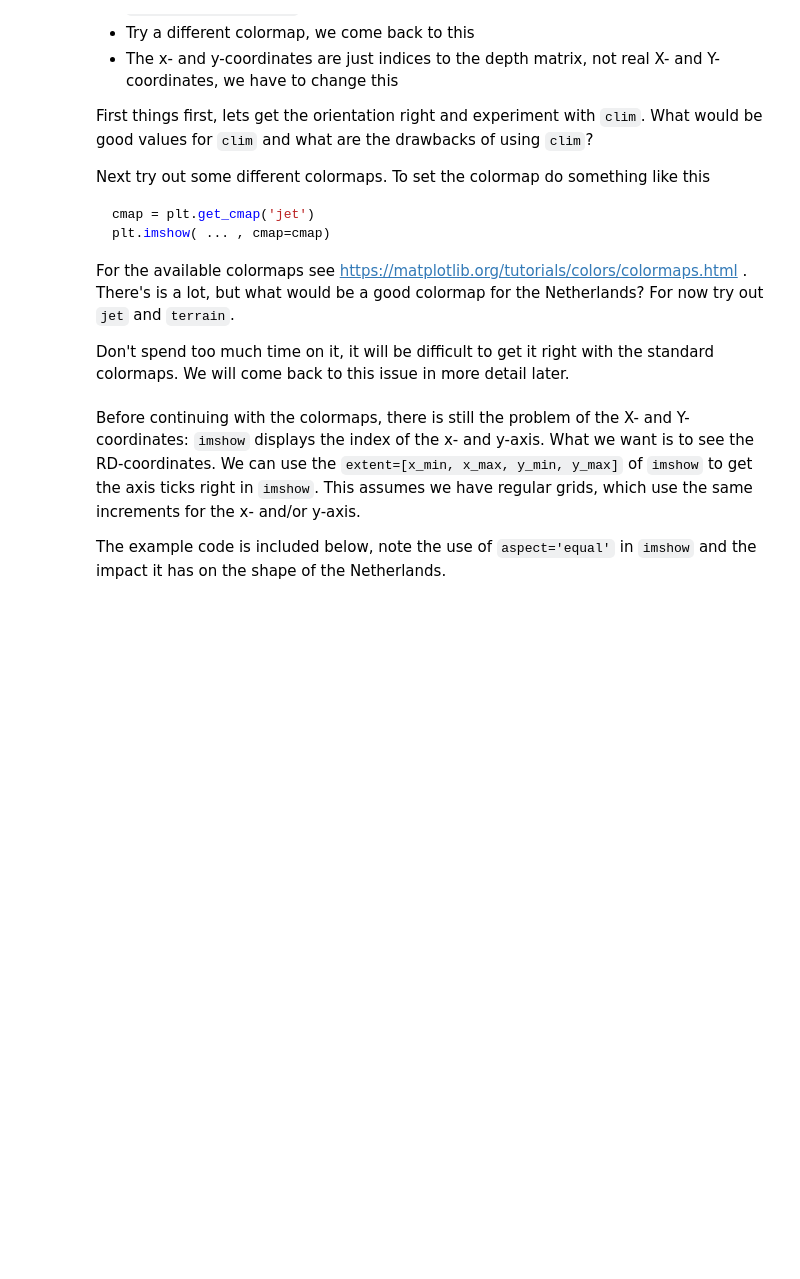
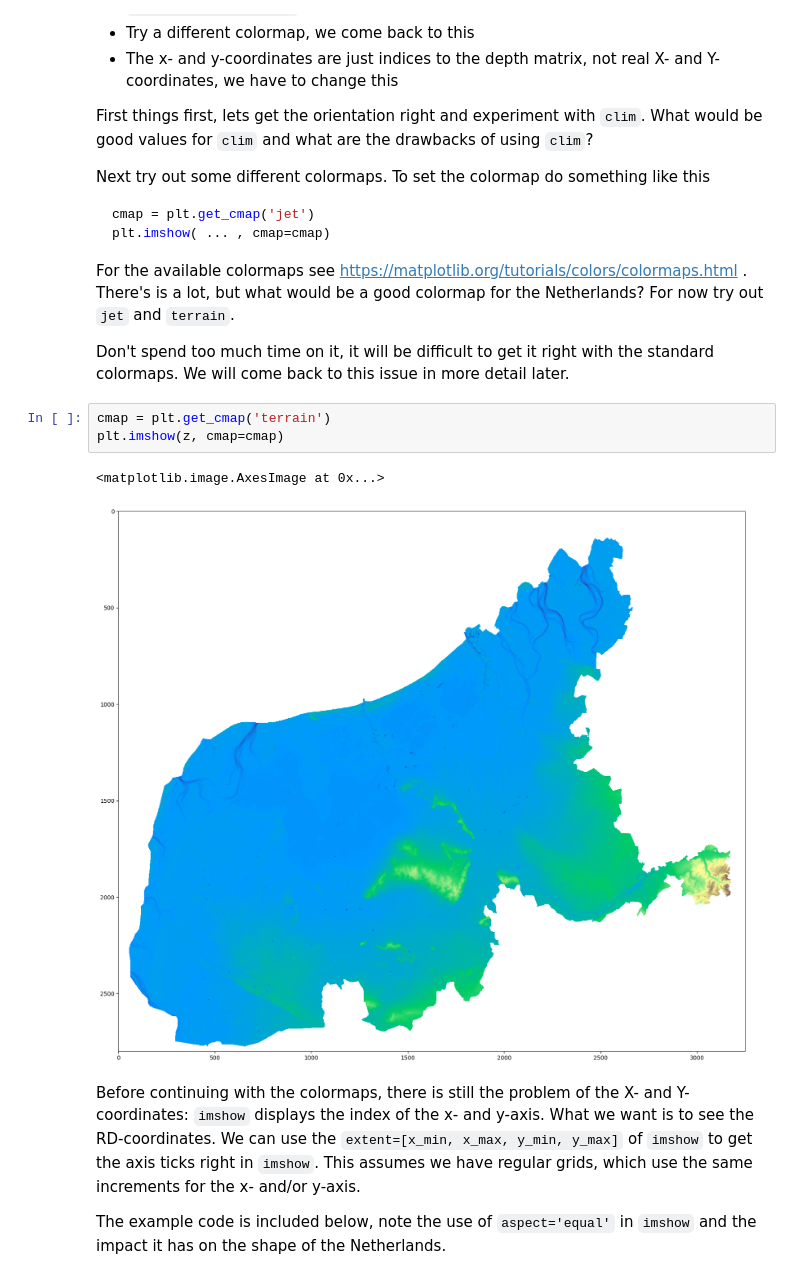
Before and after one commit to mlinds/sim_vis, a Jupyter notebook: module3/CIE4604_M3_Exercise1and2_ahn/CIE4604_M3_Exercise1_ahn.ipynb, the cells around one changed output. Saved outputs shown, nothing was run; the diff lists cells and outputs as text; blank space fills up the shorter version.

```diff
--- a/module3/CIE4604_M3_Exercise1and2_ahn/CIE4604_M3_Exercise1_ahn.ipynb
+++ b/module3/CIE4604_M3_Exercise1and2_ahn/CIE4604_M3_Exercise1_ahn.ipynb
@@ -103,6 +210,12 @@ plt.imshow( ... , cmap=cmap)
 For the available colormaps see https://matplotlib.org/tutorials/colors/colormaps.html . There's is a lot, but what would be a good colormap for the Netherlands? For now try out `jet` and `terrain`.
 
 Don't spend too much time on it, it will be difficult to get it right with the standard colormaps. We will come back to this issue in more detail later.
+# %%
+cmap = plt.get_cmap('terrain')
+plt.imshow(z, cmap=cmap)
+# %% [output]
+<matplotlib.image.AxesImage at 0x...>
+[figure, added]
 # %% [markdown]
 Before continuing with the colormaps, there is still the problem of the X- and Y-coordinates: `imshow` displays the index of the x- and y-axis. What we want is to see the RD-coordinates. We can use the `extent=[x_min, x_max, y_min, y_max]` of `imshow` to get the axis ticks right in `imshow`. This assumes we have regular grids, which use the same increments for the x- and/or y-axis.
 
```
Also changed, not shown: parts of 13 cells of this notebook, 1 other file.
